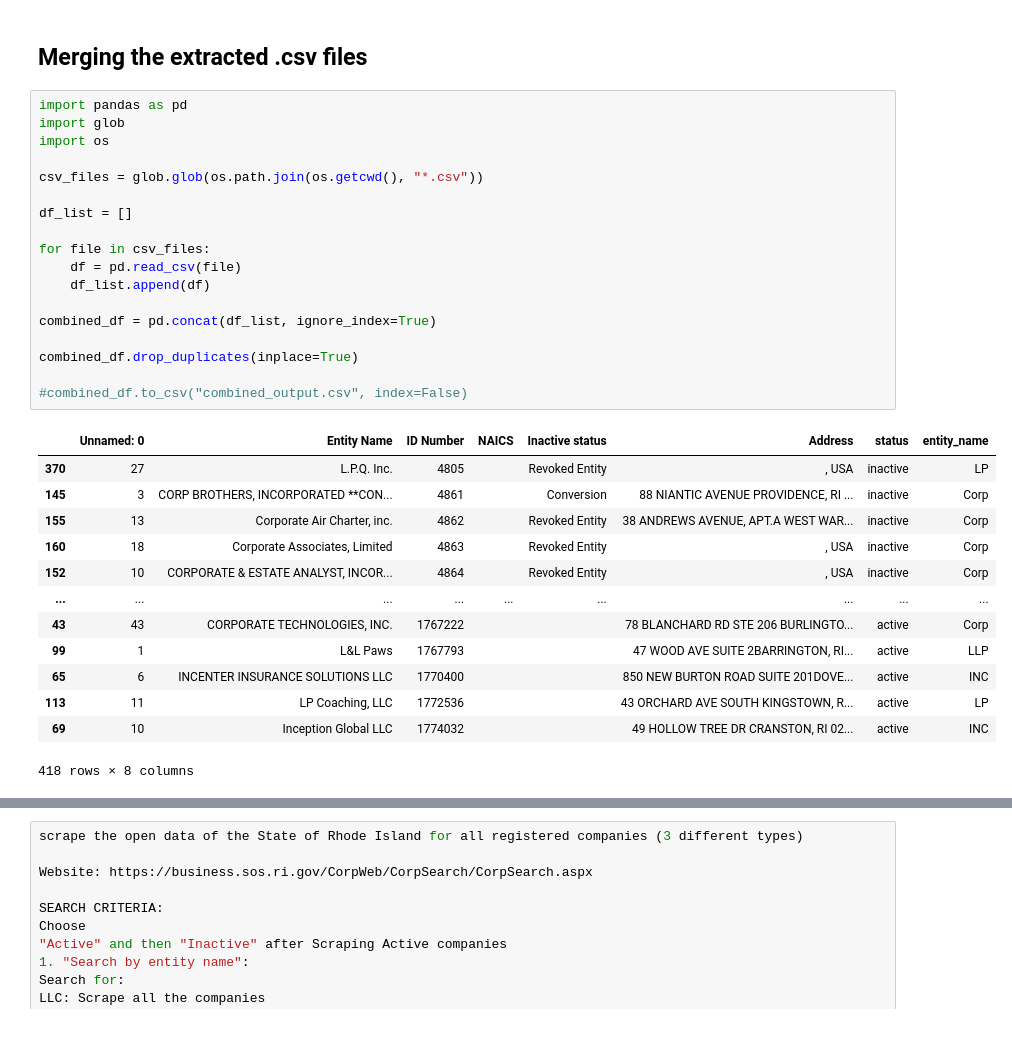
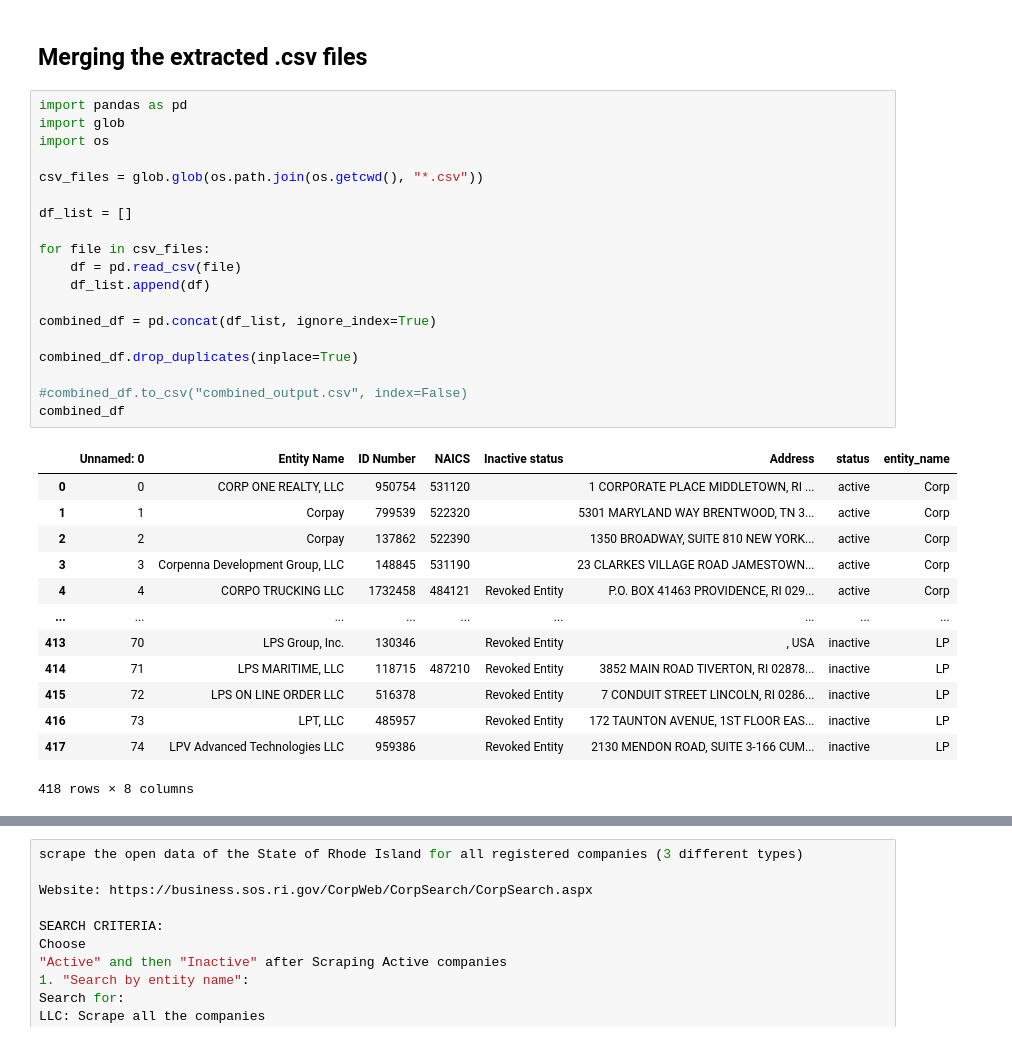
Before and after one commit to George-Michael-Dagogo/companies, a Jupyter notebook: Bold/bold_companies.ipynb, the cells around one changed output, grey strips where cells are left out. Saved outputs shown, nothing was run; the diff lists cells and outputs as text.

```diff
--- a/Bold/bold_companies.ipynb
+++ b/Bold/bold_companies.ipynb
@@ -137,34 +144,35 @@ All Actives for LP ssuccessfully scraped
 # %%
 import pandas as pd
 import glob
 import os
 
 csv_files = glob.glob(os.path.join(os.getcwd(), "*.csv"))
 
 df_list = []
 
 for file in csv_files:
     df = pd.read_csv(file)
     df_list.append(df)
 
 combined_df = pd.concat(df_list, ignore_index=True)
 
 combined_df.drop_duplicates(inplace=True)
 
 #combined_df.to_csv("combined_output.csv", index=False)
+combined_df
 # %% [output]
 |  | Unnamed: 0 | Entity Name | ID Number | NAICS | Inactive status | Address | status | entity_name |
-| 370 | 27 | L.P.Q. Inc. | 4805 |  | Revoked Entity | , USA | inactive | LP |
-| 145 | 3 | CORP BROTHERS, INCORPORATED **CON... | 4861 |  | Conversion | 88 NIANTIC AVENUE PROVIDENCE, RI ... | inactive | Corp |
-| 155 | 13 | Corporate Air Charter, inc. | 4862 |  | Revoked Entity | 38 ANDREWS AVENUE, APT.A WEST WAR... | inactive | Corp |
-| 160 | 18 | Corporate Associates, Limited | 4863 |  | Revoked Entity | , USA | inactive | Corp |
-| 152 | 10 | CORPORATE & ESTATE ANALYST, INCOR... | 4864 |  | Revoked Entity | , USA | inactive | Corp |
+| 0 | 0 | CORP ONE REALTY, LLC | 950754 | 531120 |  | 1 CORPORATE PLACE MIDDLETOWN, RI ... | active | Corp |
+| 1 | 1 | Corpay | 799539 | 522320 |  | 5301 MARYLAND WAY BRENTWOOD, TN 3... | active | Corp |
+| 2 | 2 | Corpay | 137862 | 522390 |  | 1350 BROADWAY, SUITE 810 NEW YORK... | active | Corp |
+| 3 | 3 | Corpenna Development Group, LLC | 148845 | 531190 |  | 23 CLARKES VILLAGE ROAD JAMESTOWN... | active | Corp |
+| 4 | 4 | CORPO TRUCKING LLC | 1732458 | 484121 | Revoked Entity | P.O. BOX 41463 PROVIDENCE, RI 029... | active | Corp |
 | ... | ... | ... | ... | ... | ... | ... | ... | ... |
-| 43 | 43 | CORPORATE TECHNOLOGIES, INC. | 1767222 |  |  | 78 BLANCHARD RD STE 206 BURLINGTO... | active | Corp |
-| 99 | 1 | L&L Paws | 1767793 |  |  | 47 WOOD AVE SUITE 2BARRINGTON, RI... | active | LLP |
-| 65 | 6 | INCENTER INSURANCE SOLUTIONS LLC | 1770400 |  |  | 850 NEW BURTON ROAD SUITE 201DOVE... | active | INC |
-| 113 | 11 | LP Coaching, LLC | 1772536 |  |  | 43 ORCHARD AVE SOUTH KINGSTOWN, R... | active | LP |
-| 69 | 10 | Inception Global LLC | 1774032 |  |  | 49 HOLLOW TREE DR CRANSTON, RI 02... | active | INC |
+| 413 | 70 | LPS Group, Inc. | 130346 |  | Revoked Entity | , USA | inactive | LP |
+| 414 | 71 | LPS MARITIME, LLC | 118715 | 487210 | Revoked Entity | 3852 MAIN ROAD TIVERTON, RI 02878... | inactive | LP |
+| 415 | 72 | LPS ON LINE ORDER LLC | 516378 |  | Revoked Entity | 7 CONDUIT STREET LINCOLN, RI 0286... | inactive | LP |
+| 416 | 73 | LPT, LLC | 485957 |  | Revoked Entity | 172 TAUNTON AVENUE, 1ST FLOOR EAS... | inactive | LP |
+| 417 | 74 | LPV Advanced Technologies LLC | 959386 |  | Revoked Entity | 2130 MENDON ROAD, SUITE 3-166 CUM... | inactive | LP |
 418 rows × 8 columns
 # %% [markdown]
 ## Scraping per identification number page from "000000001" to "001775776"
```
Also changed, not shown: parts of 4 cells of this notebook.
